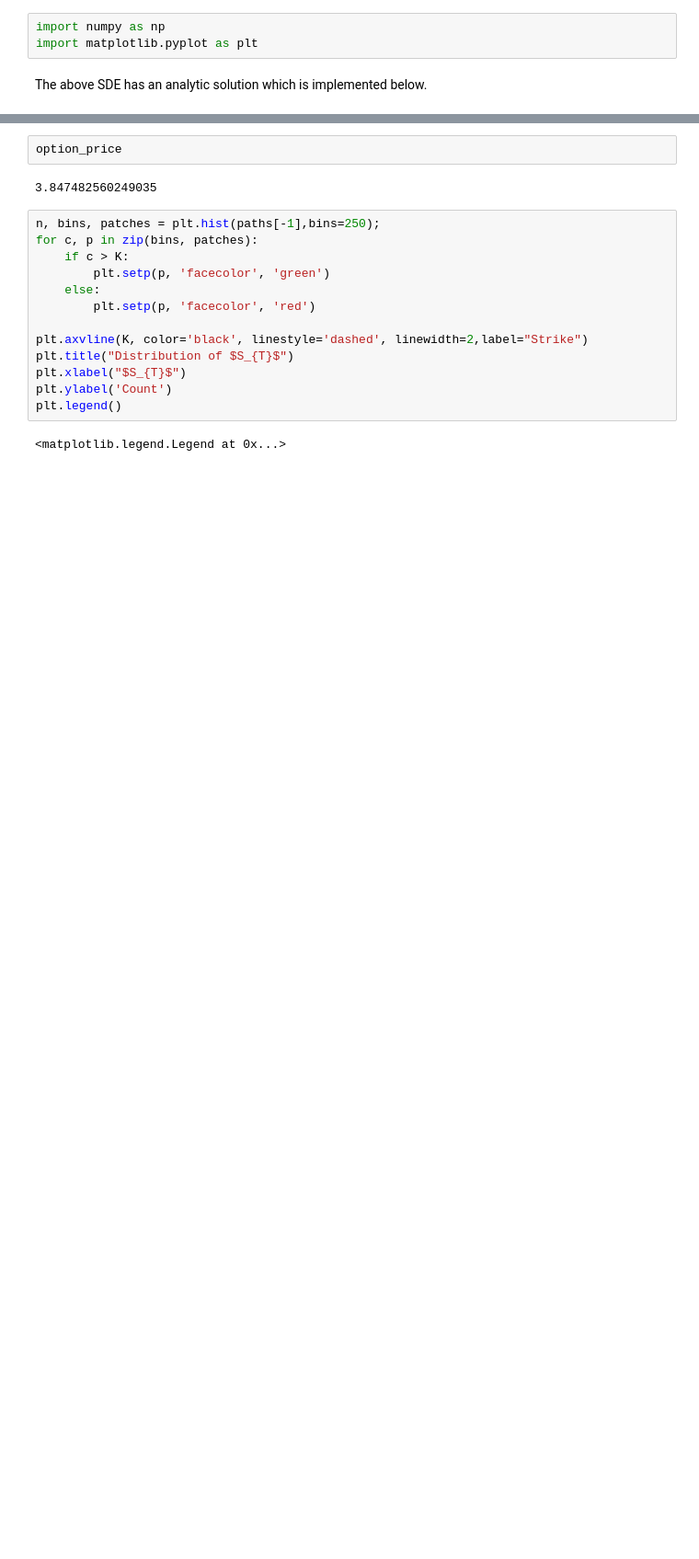
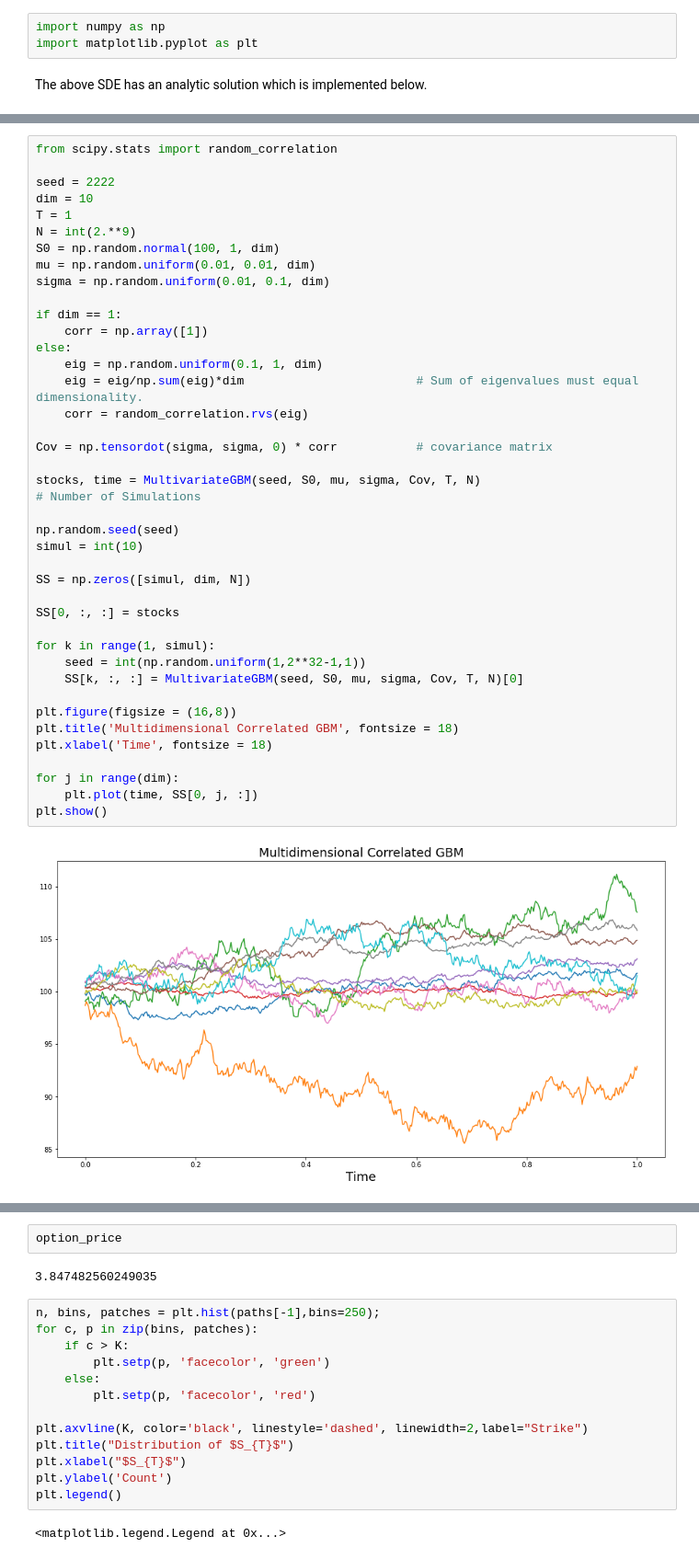
Before and after one commit to michaelmml/Financial-Data-Science, a Jupyter notebook: BrownianMotion.ipynb, the cells around one changed output, grey strips where cells are left out. Shown: that part at 92% size. Drawn from its saved outputs; the diff is of its cells as text; blank space fills up the shorter version.

```diff
--- a/BrownianMotion.ipynb
+++ b/BrownianMotion.ipynb
@@ -107,0 +160,43 @@ plt.show()
+# %%
+from scipy.stats import random_correlation
+
+seed = 2222
+dim = 10
+T = 1
+N = int(2.**9)
+S0 = np.random.normal(100, 1, dim)
+mu = np.random.uniform(0.01, 0.01, dim)
+sigma = np.random.uniform(0.01, 0.1, dim)
+
+if dim == 1:
+    corr = np.array([1])
+else:
+    eig = np.random.uniform(0.1, 1, dim)
+    eig = eig/np.sum(eig)*dim                        # Sum of eigenvalues must equal dimensionality.
+    corr = random_correlation.rvs(eig)
+
+Cov = np.tensordot(sigma, sigma, 0) * corr           # covariance matrix
+
+stocks, time = MultivariateGBM(seed, S0, mu, sigma, Cov, T, N)
+# Number of Simulations
+
+np.random.seed(seed)
+simul = int(10)
+
+SS = np.zeros([simul, dim, N])
+
+SS[0, :, :] = stocks
+
+for k in range(1, simul):
+    seed = int(np.random.uniform(1,2**32-1,1))
+    SS[k, :, :] = MultivariateGBM(seed, S0, mu, sigma, Cov, T, N)[0]
+
+plt.figure(figsize = (16,8))
+plt.title('Multidimensional Correlated GBM', fontsize = 18)
+plt.xlabel('Time', fontsize = 18)
+
+for j in range(dim):
+    plt.plot(time, SS[0, j, :])
+plt.show()
+# %% [output]
+[figure, added]
```
Also changed, not shown: parts of 15 cells of this notebook.
